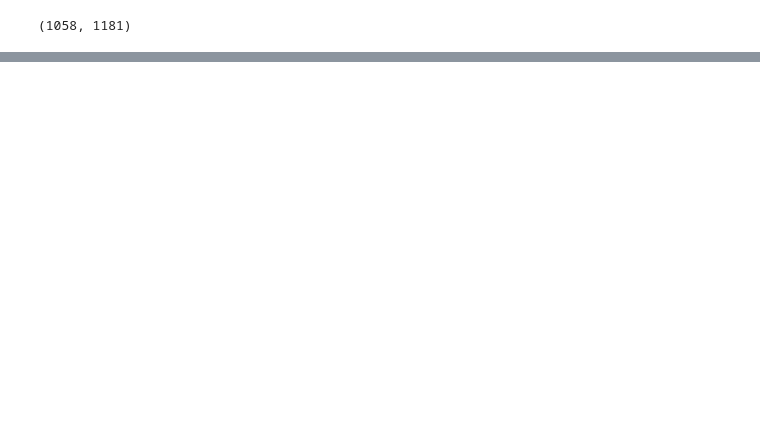
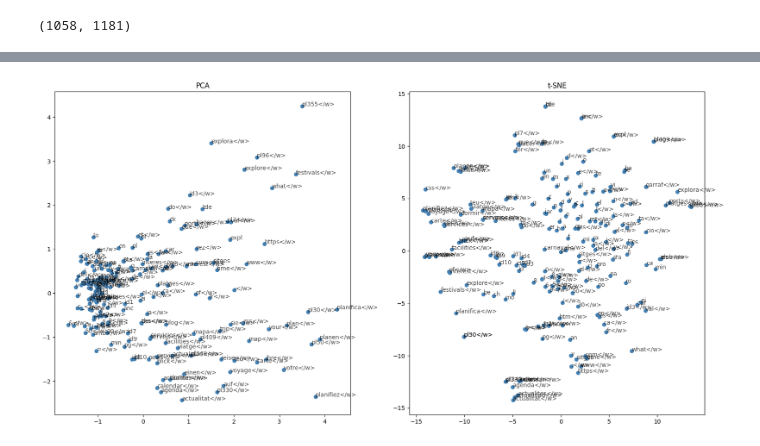
Before and after one commit to amritpal200/Synthesis-Project-1, a Jupyter notebook: src/data_analysis_3.ipynb, the cells around one changed output, grey strips where cells are left out. Cells and saved outputs as stored; diff of their text form; code cells hidden in the pictures; blank space fills up the shorter version.

Commit message:
Train referrer embeddings

```diff
--- a/src/data_analysis_3.ipynb
+++ b/src/data_analysis_3.ipynb
@@ -310,0 +360,14 @@ len(vocab), len(tokenizer.get_vocab())
+# %%
+path = os.path.join(ROOT_DIR, 'models/embeddings-referer.pt')
+save_embeddings(model, path)
+embeddings = load_embeddings(path)
+# %%
+visualize_embeddings(
+	embeddings=embeddings,
+	idx2word=idx2word,
+	n=200,
+	method="both",
+	figsize=(20, 10)
+)
+# %% [output]
+[figure, added]
```
Also changed, not shown: parts of 12 cells of this notebook, 1 other file.
